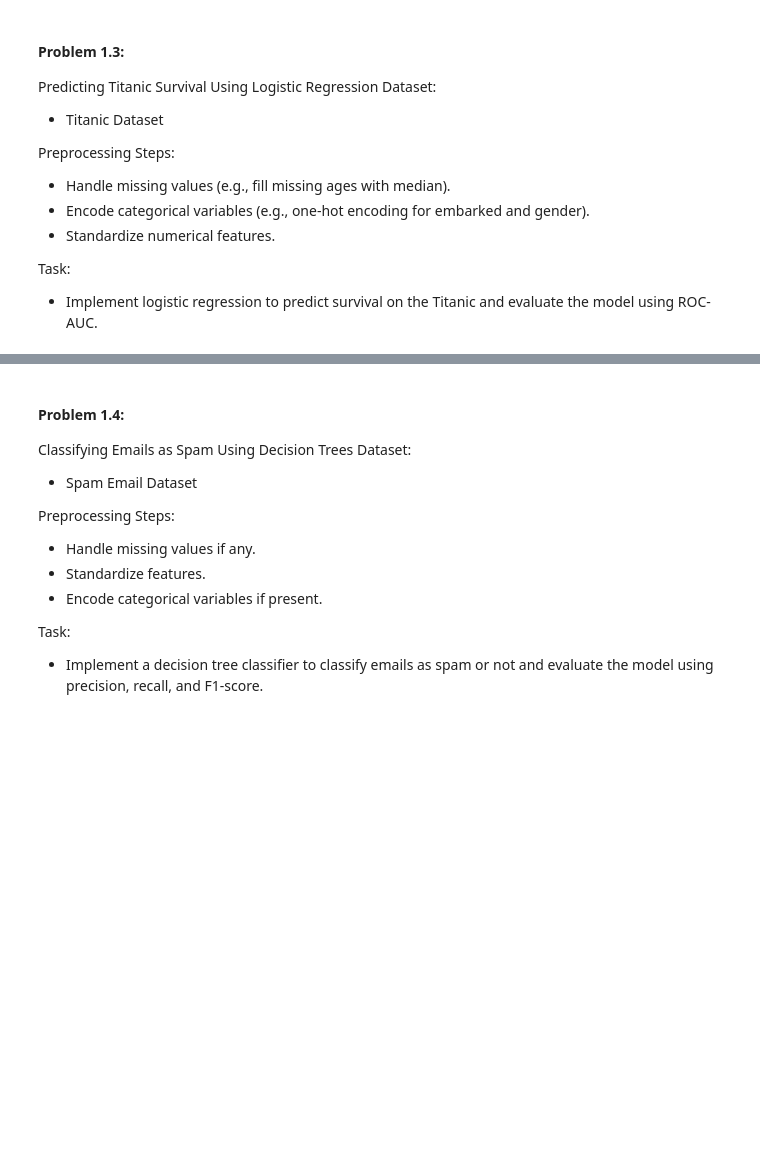
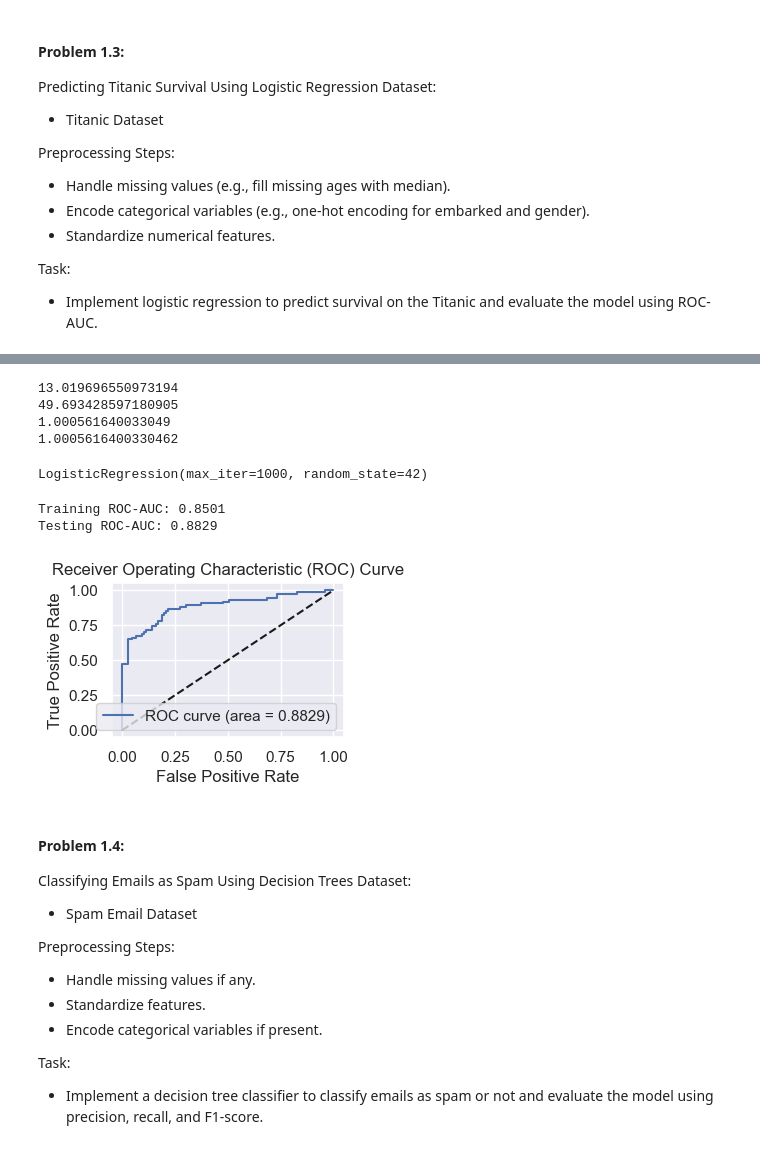
Before and after one commit to Syed-Shahir/100DaysOfBytewise, a Jupyter notebook: BTW_W6_Task1.ipynb, the cells around one changed output, grey strips where cells are left out. Drawn from its saved outputs; the diff is of its cells as text; code cells hidden in the pictures; blank space fills up the shorter version.

```diff
--- a/BTW_W6_Task1.ipynb
+++ b/BTW_W6_Task1.ipynb
@@ -84,3 +325,68 @@ model using ROC-AUC.
+# %%
+#lets have a look at the numerical columns before standardization
+print(titanic_df1['Age'].std())
+print(titanic_df1['Fare'].std())
+
+from sklearn.preprocessing import StandardScaler
+
+scaler = StandardScaler()
+
+titanic_df1[['Age', 'Fare']] = scaler.fit_transform(titanic_df1[['Age', 'Fare']])
+
+#a look again at the standard deviation
+print(titanic_df1['Age'].std())
+print(titanic_df1['Fare'].std())
+# %% [output]
+13.019696550973194
+49.693428597180905
+1.000561640033049
+1.0005616400330462
+# %%
+
+# Define features and target variable
+X = titanic_df1.drop(columns=['Survived', 'Name', 'Ticket', 'PassengerId'])
+y = titanic_df1['Survived']
+# %%
+from sklearn.model_selection import train_test_split
+
+# Split the data into training and testing sets
+X_train, X_test, y_train, y_test = train_test_split(X, y, test_size=0.2, random_state=42)
+# %%
+from sklearn.linear_model import LogisticRegression
+
+# Create and train logistic regression model
+model = LogisticRegression(random_state=42, max_iter=1000)
+model.fit(X_train, y_train)
+# %% [output]
+LogisticRegression(max_iter=1000, random_state=42)
+# %%
+from sklearn.metrics import roc_auc_score, roc_curve
+import matplotlib.pyplot as plt
+
+# Prediction
+y_train_pred_prob = model.predict_proba(X_train)[:, 1]
+y_test_pred_prob = model.predict_proba(X_test)[:, 1]
+
+# CROC-AUC for the training and testing sets
+roc_auc_train = roc_auc_score(y_train, y_train_pred_prob)
+roc_auc_test = roc_auc_score(y_test, y_test_pred_prob)
+
+print(f'Training ROC-AUC: {roc_auc_train:.4f}')
+print(f'Testing ROC-AUC: {roc_auc_test:.4f}')
+
+# Plotting ROC curve for the testing set
+fpr, tpr, _ = roc_curve(y_test, y_test_pred_prob)
+plt.plot(fpr, tpr, label=f'ROC curve (area = {roc_auc_test:.4f})')
+plt.plot([0, 1], [0, 1], 'k--')
+plt.xlabel('False Positive Rate')
+plt.ylabel('True Positive Rate')
+plt.title('Receiver Operating Characteristic (ROC) Curve')
+plt.legend(loc='lower right')
+plt.show()
+# %% [output]
+Training ROC-AUC: 0.8501
+Testing ROC-AUC: 0.8829
+[figure, added]
 # %% [markdown]
 #### Problem 1.4:
 Classifying Emails as Spam Using Decision Trees
```
Also changed, not shown: parts of 46 cells of this notebook.
